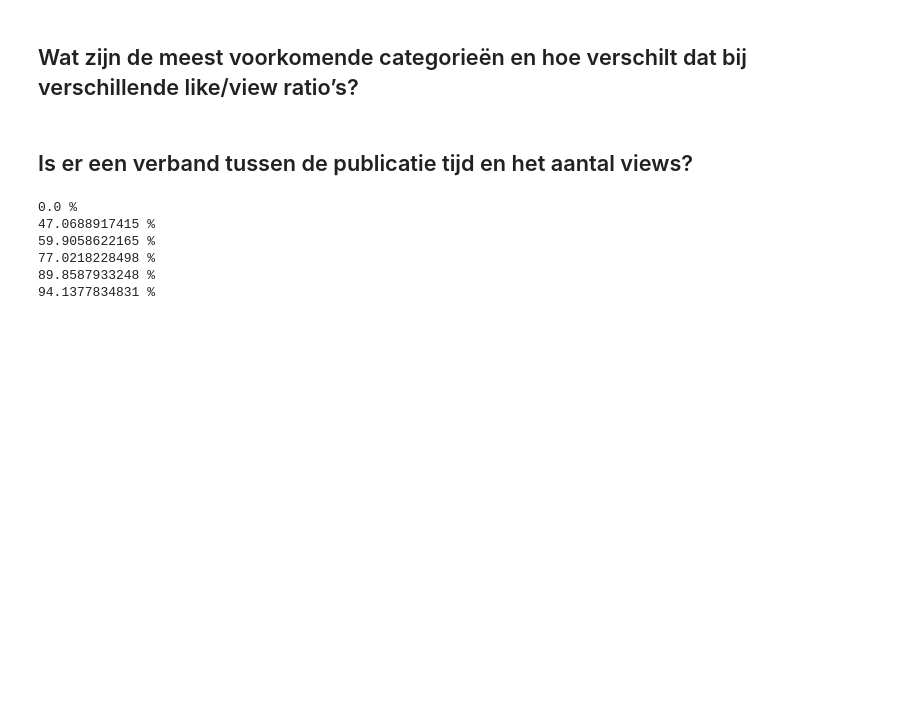
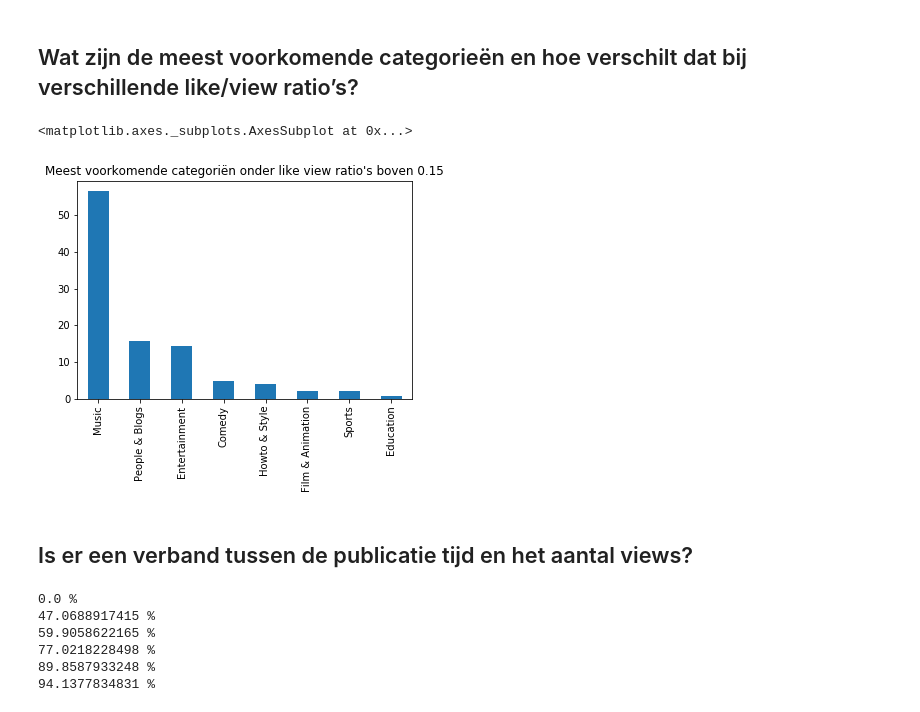
Before and after one commit to SandervWickeren/DataScience_YouTube, a Jupyter notebook: ResultsFile.ipynb, the cells around one changed output. Saved outputs shown, nothing was run; the diff lists cells and outputs as text; code cells hidden in the pictures; blank space fills up the shorter version.

```diff
--- a/ResultsFile.ipynb
+++ b/ResultsFile.ipynb
@@ -273,7 +290,10 @@ trending.groupby("days_in_trending").increase_views.sum().plot(x="days_in_trendi
 # %%
 # Welke categorieën zijn sterk vertegenwoordigd bij de hoge ratio?
 Representation=trending[trending.like_view_ratio > 0.15].category_name.value_counts()/len(trending[trending.like_view_ratio > 0.15])*100
-Representation.plot(kind="bar")
+Representation.plot(kind="bar", title="Meest voorkomende categoriën onder like view ratio's boven 0.15")
+# %% [output]
+<matplotlib.axes._subplots.AxesSubplot at 0x...>
+[figure, added]
 # %% [markdown]
 ## Is er een verband tussen de publicatie tijd en het aantal views?
 # %%
```
Also changed, not shown: parts of 3 cells of this notebook.
